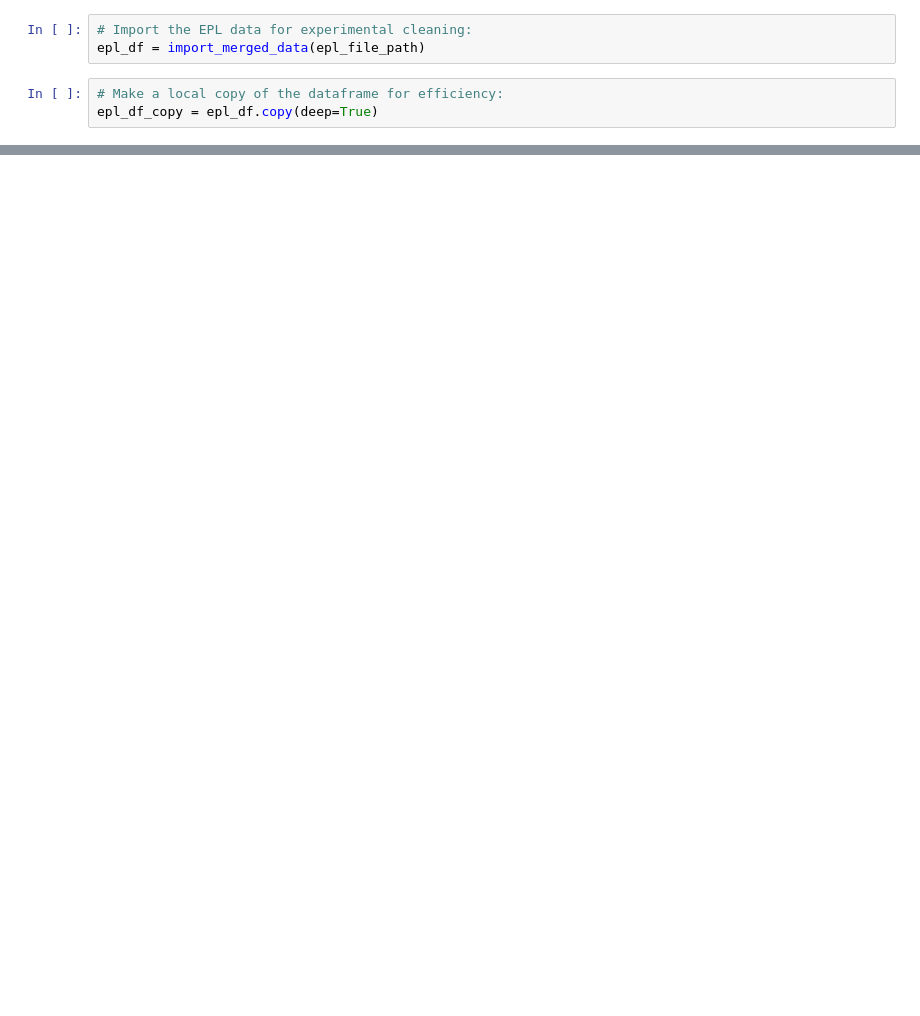
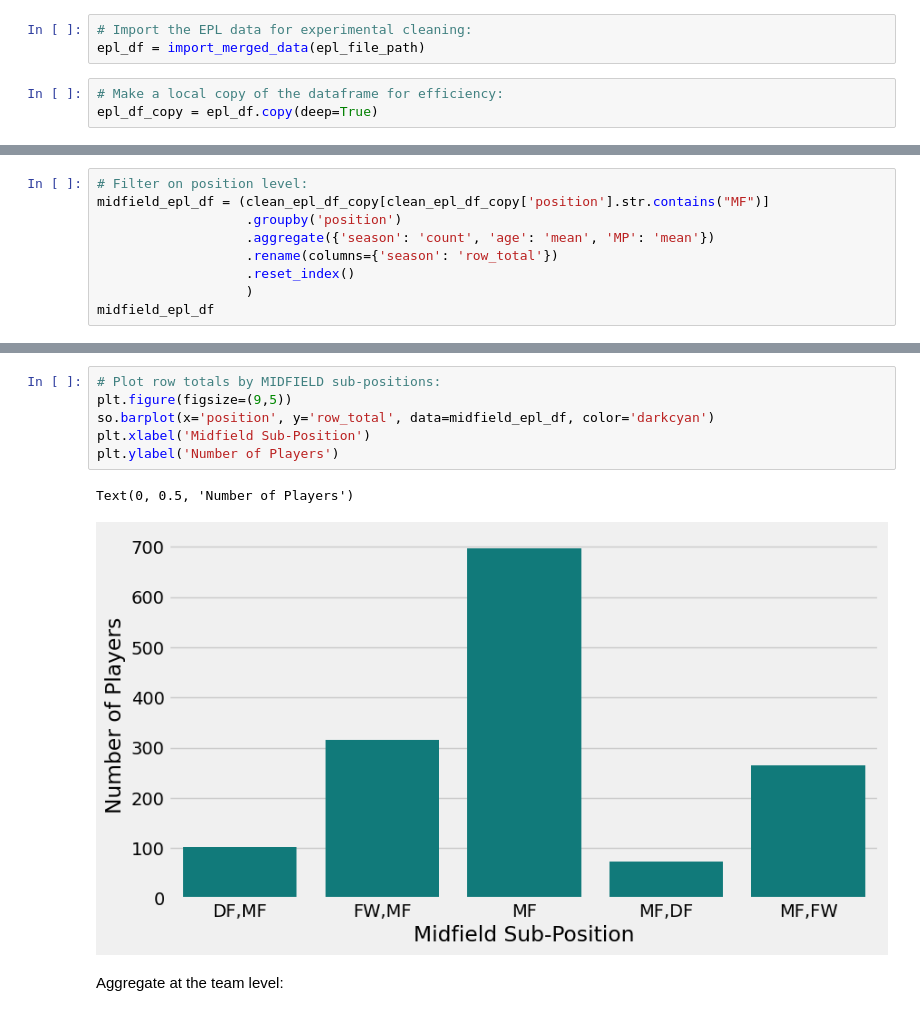
Before and after one commit to cmartins2001/player-valuation-model, a Jupyter notebook: cleaning_merged_data.ipynb, the cells around one changed output, grey strips where cells are left out. Drawn from its saved outputs; the diff is of its cells as text; blank space fills up the shorter version.

```diff
--- a/cleaning_merged_data.ipynb
+++ b/cleaning_merged_data.ipynb
@@ -61,0 +120,9 @@ clean_epl_df_copy
+# %%
+# Filter on position level:
+midfield_epl_df = (clean_epl_df_copy[clean_epl_df_copy['position'].str.contains("MF")]
+                   .groupby('position')
+                   .aggregate({'season': 'count', 'age': 'mean', 'MP': 'mean'})
+                   .rename(columns={'season': 'row_total'})
+                   .reset_index()
+                   )
+midfield_epl_df
@@ -61,0 +136,11 @@ clean_epl_df_copy
+# %%
+# Plot row totals by MIDFIELD sub-positions:
+plt.figure(figsize=(9,5))
+so.barplot(x='position', y='row_total', data=midfield_epl_df, color='darkcyan')
+plt.xlabel('Midfield Sub-Position')
+plt.ylabel('Number of Players')
+# %% [output]
+Text(0, 0.5, 'Number of Players')
+[figure, added]
+# %% [markdown]
+Aggregate at the team level:
```
Also changed, not shown: parts of 11 cells of this notebook.
